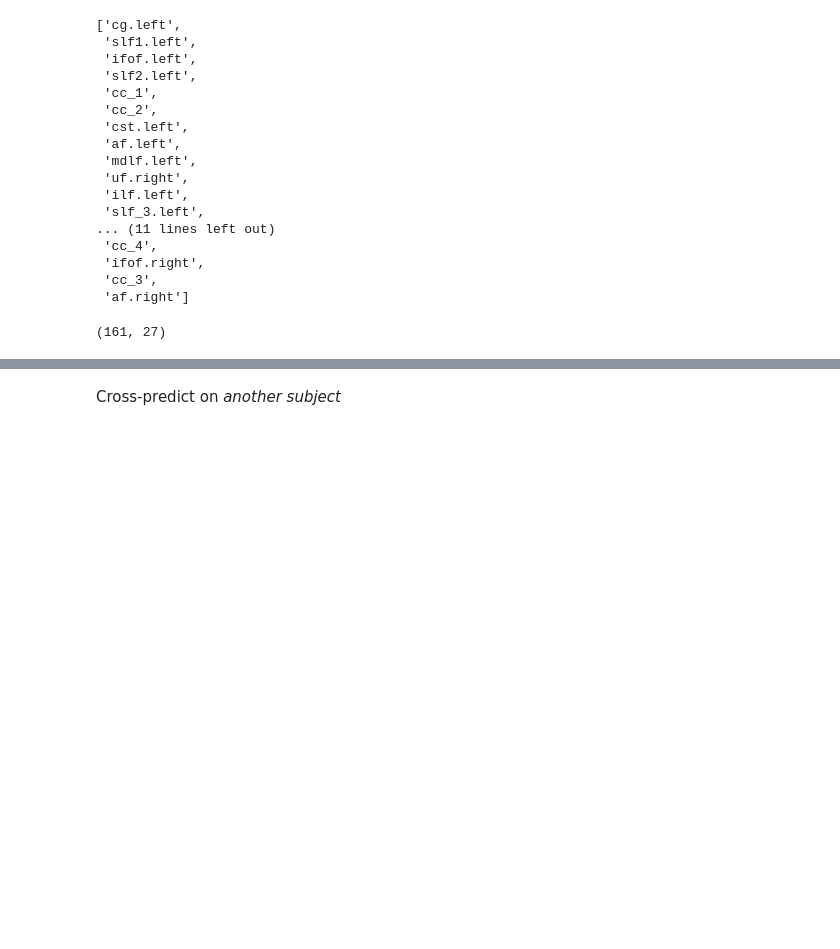
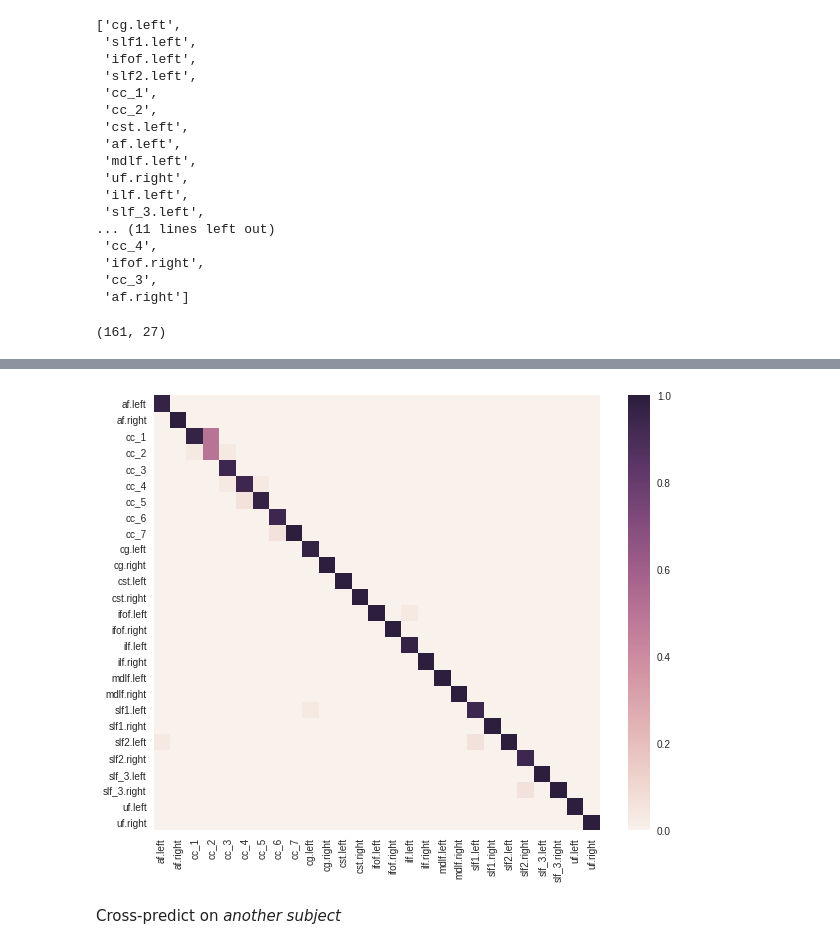
Before and after one commit to uw-biomedical-ml/bundlenet, a Jupyter notebook: dipy-subjects.ipynb, the cells around one changed output, grey strips where cells are left out. Cells and saved outputs as stored; diff of their text form; code cells hidden in the pictures; blank space fills up the shorter version.

```diff
--- a/dipy-subjects.ipynb
+++ b/dipy-subjects.ipynb
@@ -181,3 +219,13 @@ fig = bn.plot_accuracy(training)
+# %%
+sort_idx = np.argsort(arr_bundle_names)
+# %%
+fig, ax = plt.subplots(1)
+sns.heatmap(confusion[sort_idx][:, sort_idx],
+            xticklabels=arr_bundle_names[sort_idx],
+            yticklabels=arr_bundle_names[sort_idx], ax=ax)
+fig.set_size_inches([10, 8])
+# %% [output]
+[figure, added]
 # %% [markdown]
 Cross-predict on *another subject*
 # %%
```
Also changed, not shown: parts of 17 cells of this notebook, 1 other file.
